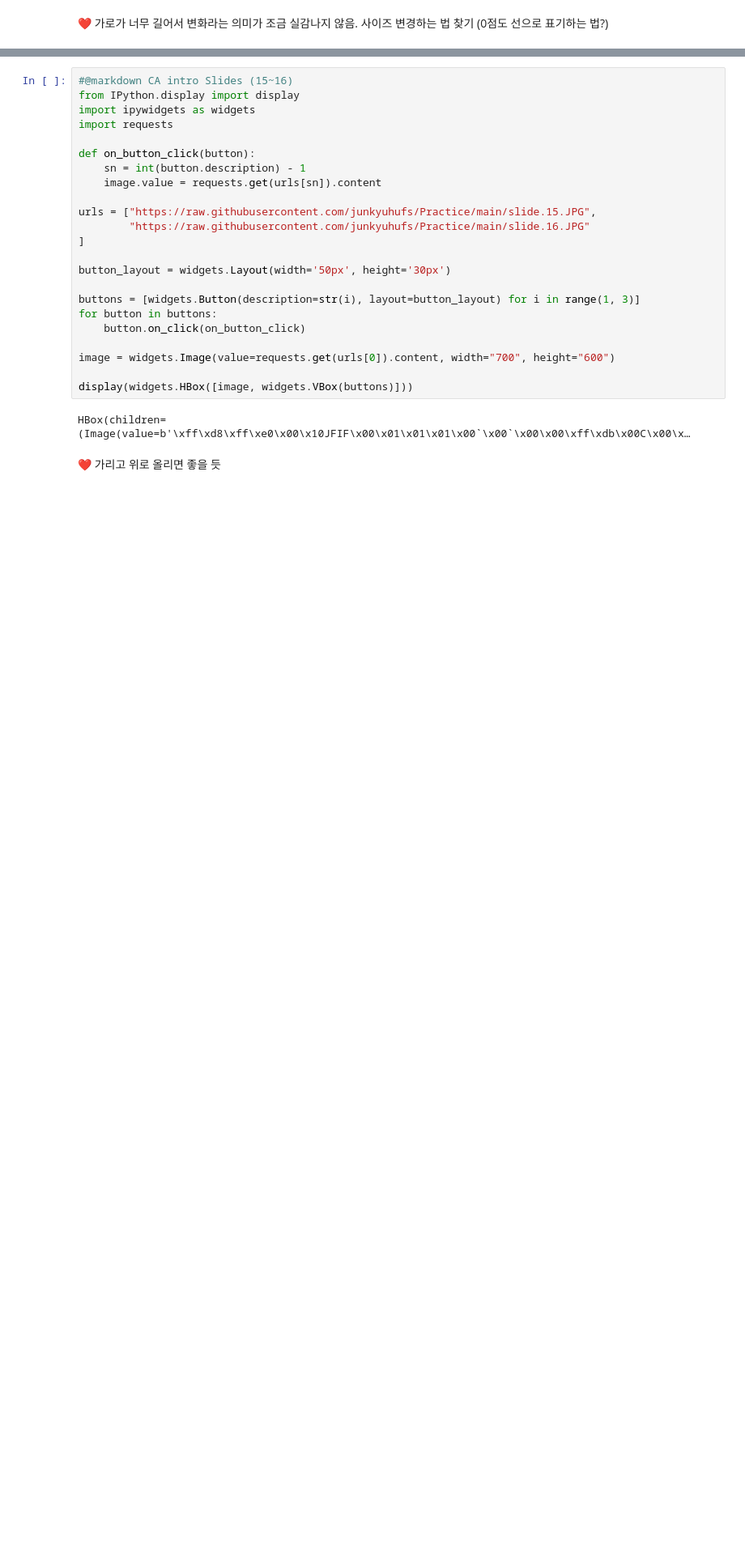
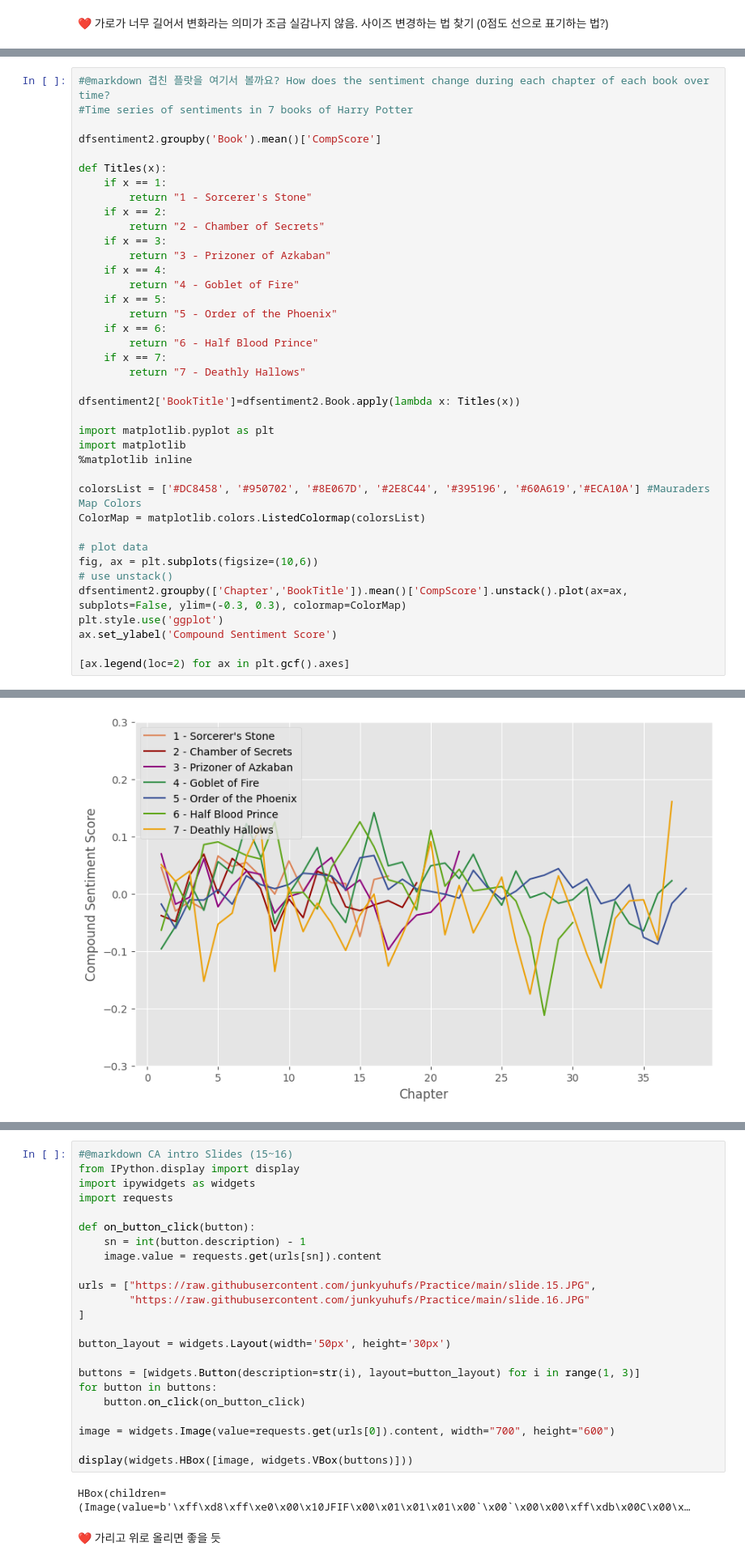
Before and after one commit to MK316/Practice, a Jupyter notebook: GNU_Session2_review.ipynb, the cells around one changed output, grey strips where cells are left out. Shown at 81% size. Saved outputs shown, nothing was run; the diff lists cells and outputs as text; blank space fills up the shorter version.

```diff
--- a/GNU_Session2_review.ipynb
+++ b/GNU_Session2_review.ipynb
@@ -650,0 +550,40 @@ ax.set_ylabel('Compound Sentiment Score')
+# %%
+#@markdown 겹친 플랏을 여기서 볼까요? How does the sentiment change during each chapter of each book over time?
+#Time series of sentiments in 7 books of Harry Potter
+
+dfsentiment2.groupby('Book').mean()['CompScore']
+
+def Titles(x):
+    if x == 1:
+        return "1 - Sorcerer's Stone"
+    if x == 2:
+        return "2 - Chamber of Secrets"
+    if x == 3:
+        return "3 - Prizoner of Azkaban"
+    if x == 4:
+        return "4 - Goblet of Fire"
+    if x == 5:
+        return "5 - Order of the Phoenix"
+    if x == 6:
+        return "6 - Half Blood Prince"
+    if x == 7:
+        return "7 - Deathly Hallows"
+
+dfsentiment2['BookTitle']=dfsentiment2.Book.apply(lambda x: Titles(x))
+
+import matplotlib.pyplot as plt
+import matplotlib
+%matplotlib inline
+
+colorsList = ['#DC8458', '#950702', '#8E067D', '#2E8C44', '#395196', '#60A619','#ECA10A'] #Mauraders Map Colors
+ColorMap = matplotlib.colors.ListedColormap(colorsList)
+
+# plot data
+fig, ax = plt.subplots(figsize=(10,6))
+# use unstack()
+dfsentiment2.groupby(['Chapter','BookTitle']).mean()['CompScore'].unstack().plot(ax=ax, subplots=False, ylim=(-0.3, 0.3), colormap=ColorMap)
+plt.style.use('ggplot')
+ax.set_ylabel('Compound Sentiment Score')
+
+[ax.legend(loc=2) for ax in plt.gcf().axes]
+# %% [output]
@@ -650,0 +591 @@ ax.set_ylabel('Compound Sentiment Score')
+[figure, added]
```
Also changed, not shown: parts of 74 cells of this notebook.
